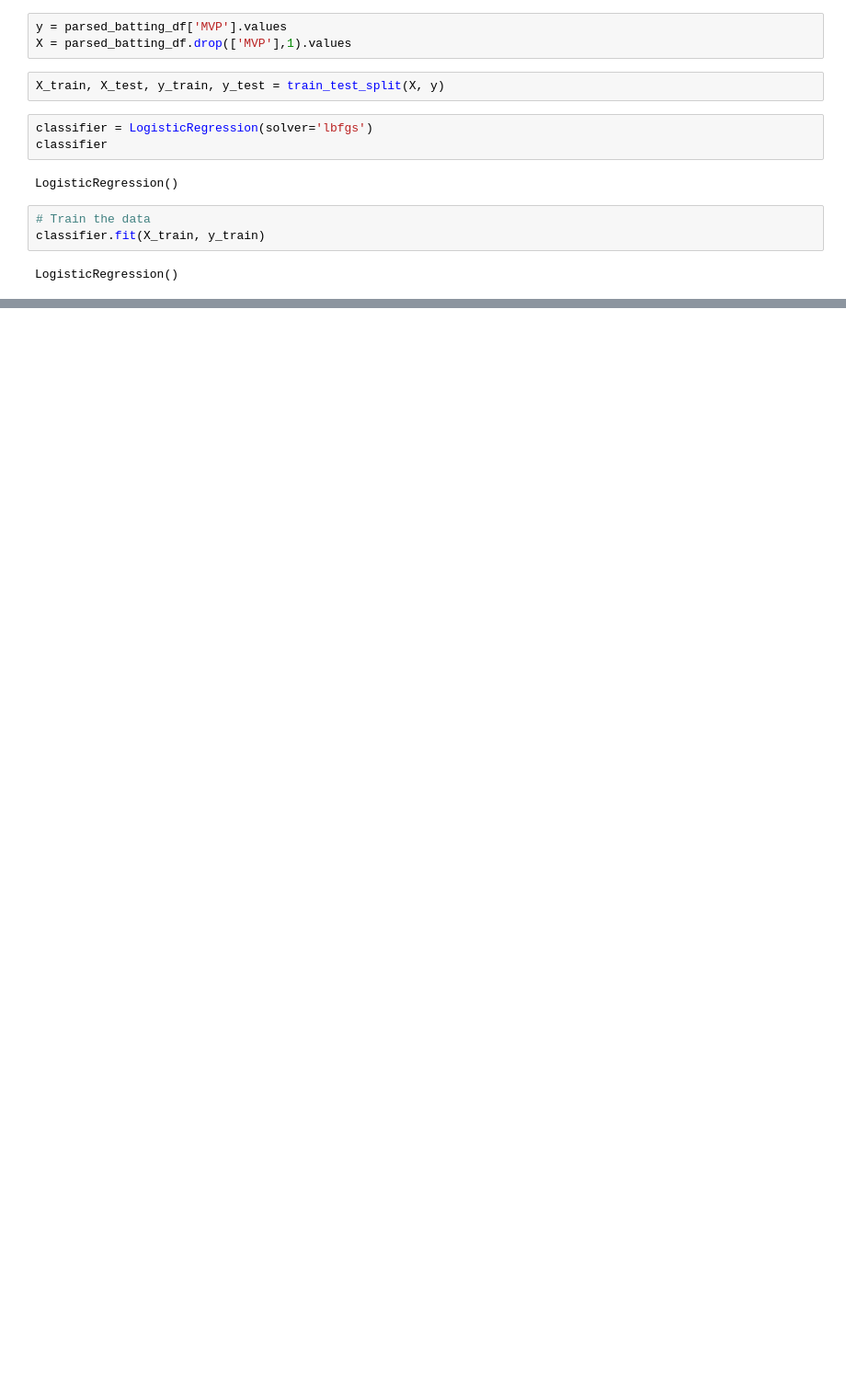
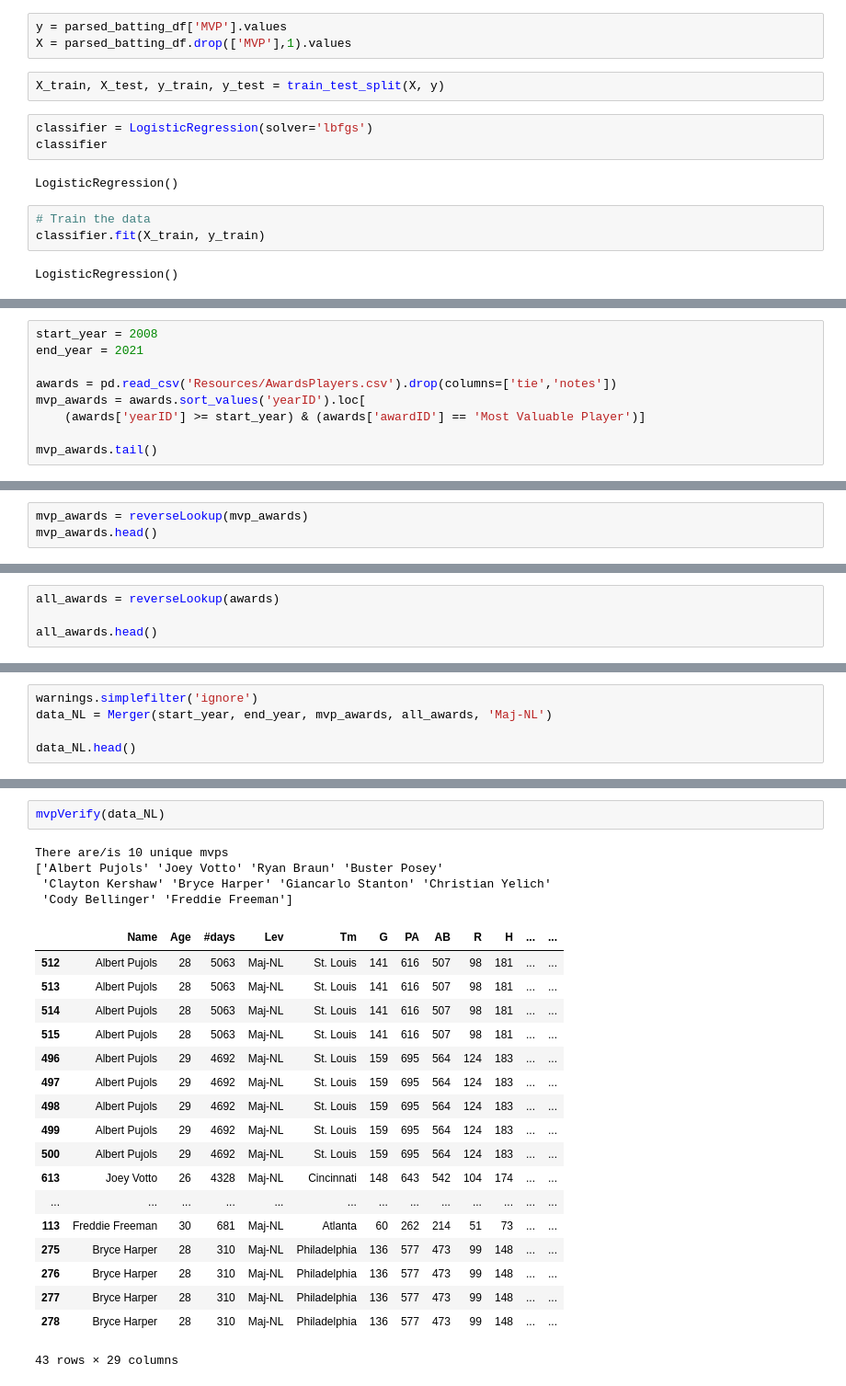
Before and after one commit to lbp12/Moneyball, a Jupyter notebook: MoneyballProjectExploration.ipynb, the cells around one changed output, grey strips where cells are left out. Shown: that part at 92% size. Saved outputs shown, nothing was run; the diff lists cells and outputs as text; blank space fills up the shorter version.

```diff
--- a/MoneyballProjectExploration.ipynb
+++ b/MoneyballProjectExploration.ipynb
@@ -99,0 +117,9 @@ LogisticRegression()
+# %%
+start_year = 2008
+end_year = 2021
+
+awards = pd.read_csv('Resources/AwardsPlayers.csv').drop(columns=['tie','notes'])
+mvp_awards = awards.sort_values('yearID').loc[
+    (awards['yearID'] >= start_year) & (awards['awardID'] == 'Most Valuable Player')]
+
+mvp_awards.tail()
@@ -99,0 +133,3 @@ LogisticRegression()
+# %%
+mvp_awards = reverseLookup(mvp_awards)
+mvp_awards.head()
@@ -99,0 +144,4 @@ LogisticRegression()
+# %%
+all_awards = reverseLookup(awards)
+
+all_awards.head()
@@ -99,0 +155,5 @@ LogisticRegression()
+# %%
+warnings.simplefilter('ignore')
+data_NL = Merger(start_year, end_year, mvp_awards, all_awards, 'Maj-NL')
+
+data_NL.head()
@@ -99,0 +183,25 @@ LogisticRegression()
+# %%
+mvpVerify(data_NL)
+# %% [output]
+There are/is 10 unique mvps
+['Albert Pujols' 'Joey Votto' 'Ryan Braun' 'Buster Posey'
+ 'Clayton Kershaw' 'Bryce Harper' 'Giancarlo Stanton' 'Christian Yelich'
+ 'Cody Bellinger' 'Freddie Freeman']
+|  | Name | Age | #days | Lev | Tm | G | PA | AB | R | H | ... | ... |
+| 512 | Albert Pujols | 28 | 5063 | Maj-NL | St. Louis | 141 | 616 | 507 | 98 | 181 | ... | ... |
+| 513 | Albert Pujols | 28 | 5063 | Maj-NL | St. Louis | 141 | 616 | 507 | 98 | 181 | ... | ... |
+| 514 | Albert Pujols | 28 | 5063 | Maj-NL | St. Louis | 141 | 616 | 507 | 98 | 181 | ... | ... |
+| 515 | Albert Pujols | 28 | 5063 | Maj-NL | St. Louis | 141 | 616 | 507 | 98 | 181 | ... | ... |
+| 496 | Albert Pujols | 29 | 4692 | Maj-NL | St. Louis | 159 | 695 | 564 | 124 | 183 | ... | ... |
+| 497 | Albert Pujols | 29 | 4692 | Maj-NL | St. Louis | 159 | 695 | 564 | 124 | 183 | ... | ... |
+| 498 | Albert Pujols | 29 | 4692 | Maj-NL | St. Louis | 159 | 695 | 564 | 124 | 183 | ... | ... |
+| 499 | Albert Pujols | 29 | 4692 | Maj-NL | St. Louis | 159 | 695 | 564 | 124 | 183 | ... | ... |
+| 500 | Albert Pujols | 29 | 4692 | Maj-NL | St. Louis | 159 | 695 | 564 | 124 | 183 | ... | ... |
+| 613 | Joey Votto | 26 | 4328 | Maj-NL | Cincinnati | 148 | 643 | 542 | 104 | 174 | ... | ... |
+| ... | ... | ... | ... | ... | ... | ... | ... | ... | ... | ... | ... | ... |
+| 113 | Freddie Freeman | 30 | 681 | Maj-NL | Atlanta | 60 | 262 | 214 | 51 | 73 | ... | ... |
+| 275 | Bryce Harper | 28 | 310 | Maj-NL | Philadelphia | 136 | 577 | 473 | 99 | 148 | ... | ... |
+| 276 | Bryce Harper | 28 | 310 | Maj-NL | Philadelphia | 136 | 577 | 473 | 99 | 148 | ... | ... |
+| 277 | Bryce Harper | 28 | 310 | Maj-NL | Philadelphia | 136 | 577 | 473 | 99 | 148 | ... | ... |
+| 278 | Bryce Harper | 28 | 310 | Maj-NL | Philadelphia | 136 | 577 | 473 | 99 | 148 | ... | ... |
+43 rows × 29 columns
```
Also changed, not shown: parts of 11 cells of this notebook.
